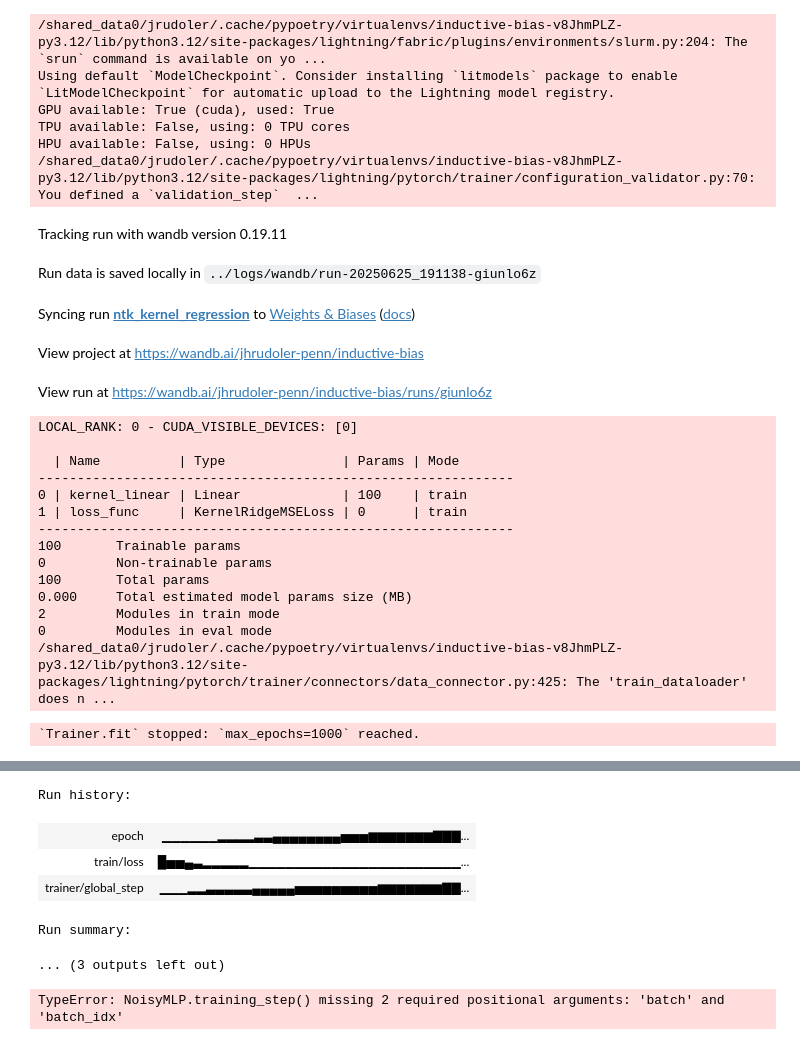
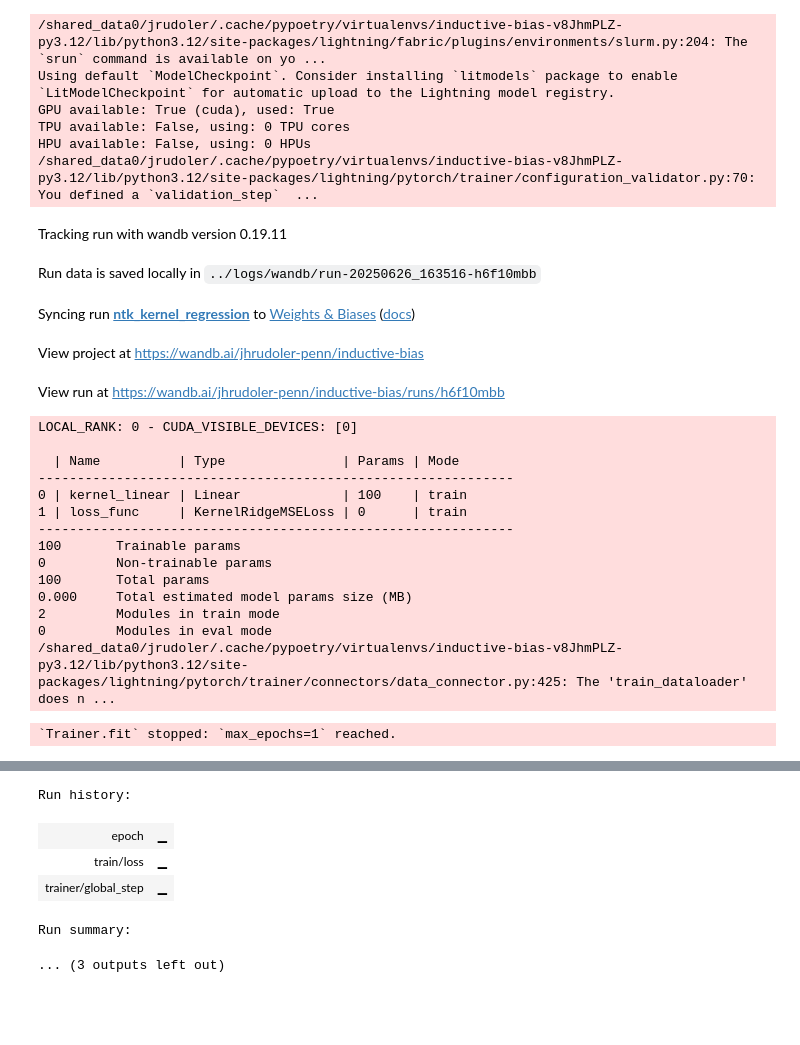
Before and after one commit to jrudoler/estimating-implicit-regularization, a Jupyter notebook: notebooks/inductive-bias-ntk.ipynb, the cells around one changed output, grey strips where cells are left out. Drawn from its saved outputs; the diff is of its cells as text; code cells hidden in the pictures; blank space fills up the shorter version.

```diff
--- a/notebooks/inductive-bias-ntk.ipynb
+++ b/notebooks/inductive-bias-ntk.ipynb
@@ -23,11 +23,11 @@ p = 10
 # model = LinearNetwork(input_dim=p, output_dim=1, hidden_dim=1000)
 model = NoisyMLP(in_features=p,
                  out_features=1,
-                 hidden_features=500,
+                 hidden_features=1000,
                  num_hidden_layers=3,
                  dropout_rate=0.,
                  loss_func=torch.nn.MSELoss(),
-                 lr=1e-3)
+                 lr=1e-4)
 # for param in model.parameters():
 #     torch.nn.init.normal_(param, mean=0.0, std=100.)
 model = model.to(device)
@@ -55,6 +55,6 @@ K_inv = torch.linalg.inv(K)
 assert torch.allclose(K @ K_inv, torch.eye(n, device=device), atol=1e-3), "K is not invertible"
 # match the initial kernel regression weights to the network's initial weights (they should make the same predictions)
 init_predictions = model(X)  # Shape: (n, output_dim)
-alpha_init = K_inv @ init_predictions.squeeze()  # Shape: (n, output_dim)
+alpha_init = (K_inv @ init_predictions.squeeze()).detach().clone()  # Shape: (n, output_dim)
 assert torch.allclose(init_predictions.view(-1), K @ alpha_init, atol=1e-6), "Initial predictions do not match"
 # %%
@@ -154,54 +142,53 @@ kernel_reg = KernelRegression(
     fit_intercept=False,
     init_zeros=False,
     init_weights=alpha_init.clone().detach().view(1,-1),  # Flatten the initial weights
+    lr=1e-4,
 )
-kernel_reg.kernel_linear.weight.register_hook(lambda grad: (K_inv @ grad.squeeze(0)).unsqueeze(0))  # Hook to apply natural gradient
+# Register a hook to apply natural gradient instead of standard gradient
+kernel_reg.kernel_linear.weight.register_hook(lambda grad: (K_inv @ grad.squeeze(0)).unsqueeze(0))
 
 logger = WandbLogger(save_dir='../logs', name='ntk_kernel_regression', project="inductive-bias")
 kernel_train = Trainer(
-    max_epochs=1000,
+    max_epochs=1,
     accumulate_grad_batches=1,
     accelerator=device,
     log_every_n_steps=1,
     logger=logger,
 )
 kernel_train.fit(kernel_reg, datamodule=dm)
+last_epoch_krr = kernel_train.current_epoch
 wandb.finish()
 # %% [output]
 /shared_data0/jrudoler/.cache/pypoetry/virtualenvs/inductive-bias-v8JhmPLZ-py3.12/lib/python3.12/site-packages/lightning/fabric/plugins/environments/slurm.py:204: The `srun` command is available on yo ...
 Using default `ModelCheckpoint`. Consider installing `litmodels` package to enable `LitModelCheckpoint` for automatic upload to the Lightning model registry.
 GPU available: True (cuda), used: True
 TPU available: False, using: 0 TPU cores
 HPU available: False, using: 0 HPUs
 /shared_data0/jrudoler/.cache/pypoetry/virtualenvs/inductive-bias-v8JhmPLZ-py3.12/lib/python3.12/site-packages/lightning/pytorch/trainer/configuration_validator.py:70: You defined a `validation_step`  ...
 Tracking run with wandb version 0.19.11
-Run data is saved locally in ../logs/wandb/run-20250625_191138-giunlo6z
+Run data is saved locally in ../logs/wandb/run-20250626_163516-h6f10mbb
 Syncing run ntk_kernel_regression to Weights & Biases (docs)
 View project at https://wandb.ai/jhrudoler-penn/inductive-bias
-View run at https://wandb.ai/jhrudoler-penn/inductive-bias/runs/giunlo6z
+View run at https://wandb.ai/jhrudoler-penn/inductive-bias/runs/h6f10mbb
 LOCAL_RANK: 0 - CUDA_VISIBLE_DEVICES: [0]
 
   | Name          | Type               | Params | Mode
 -------------------------------------------------------------
 0 | kernel_linear | Linear             | 100    | train
 1 | loss_func     | KernelRidgeMSELoss | 0      | train
 -------------------------------------------------------------
 100       Trainable params
 0         Non-trainable params
 100       Total params
 0.000     Total estimated model params size (MB)
 2         Modules in train mode
 0         Modules in eval mode
 /shared_data0/jrudoler/.cache/pypoetry/virtualenvs/inductive-bias-v8JhmPLZ-py3.12/lib/python3.12/site-packages/lightning/pytorch/trainer/connectors/data_connector.py:425: The 'train_dataloader' does n ...
-`Trainer.fit` stopped: `max_epochs=1000` reached.
+`Trainer.fit` stopped: `max_epochs=1` reached.
 [interactive output not drawn]
 Run history:
-| epoch | ▁▁▁▁▁▁▂▂▂▂▃▃▄▄▄▄▄▄▄▄▅▅▅▆▆▆▆▆▆▆▇▇▇... |
-| train/loss | █▅▅▄▃▂▂▂▂▂▁▁▁▁▁▁▁▁▁▁▁▁▁▁▁▁▁▁▁▁▁▁▁... |
-| trainer/global_step | ▁▁▁▂▂▃▃▃▃▃▄▄▄▄▄▅▅▅▅▅▅▅▅▅▆▆▆▆▆▆▆▇▇... |
+| epoch | ▁ |
+| train/loss | ▁ |
+| trainer/global_step | ▁ |
 Run summary:
 ... (3 outputs left out)
-# %%
-model.training_step()
-# %% [output]
-TypeError: NoisyMLP.training_step() missing 2 required positional arguments: 'batch' and 'batch_idx'
```
Also changed, not shown: parts of 11 cells of this notebook, 2 other files.
